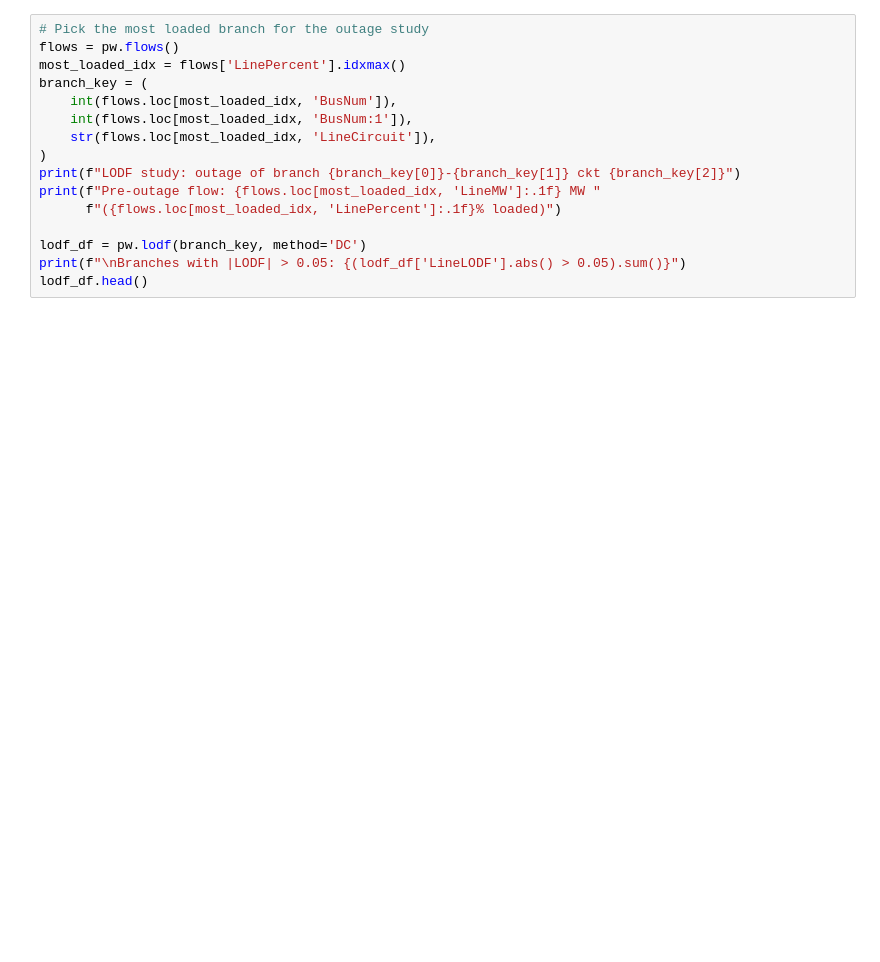
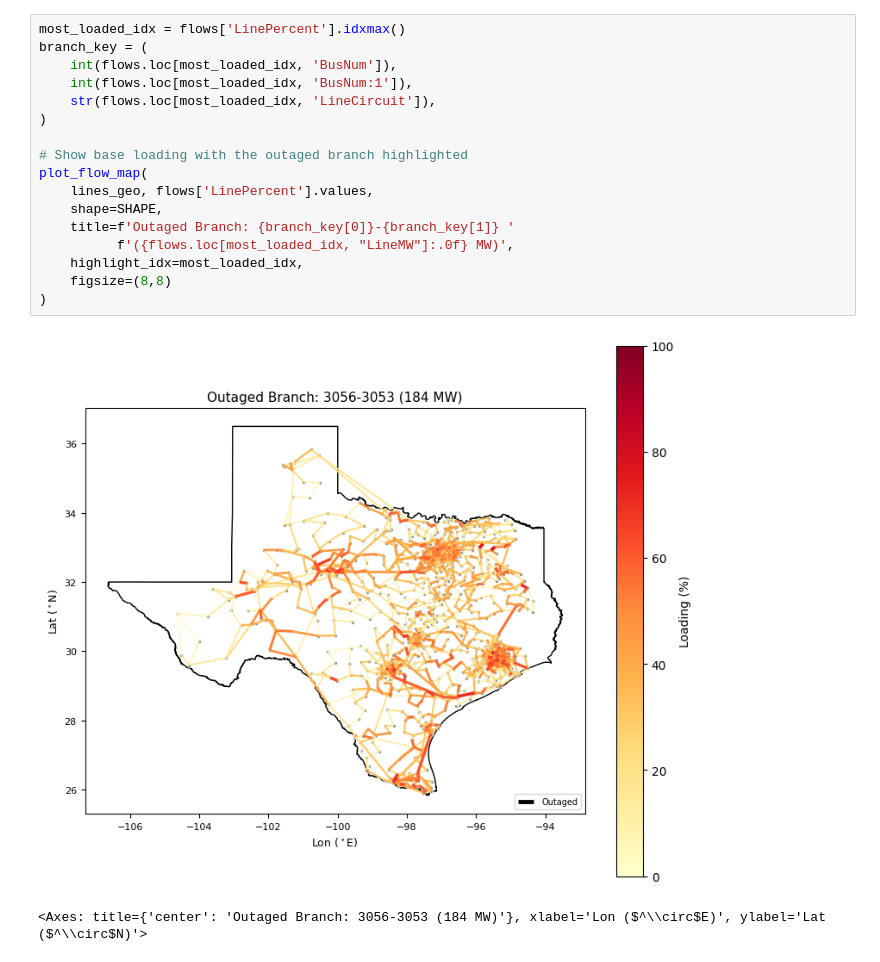
Before and after one commit to lukelowry/ESApp, a Jupyter notebook: examples/steady_state/05_ptdf_lodf_analysis.ipynb, the cells around one changed output. Cells and saved outputs as stored; diff of their text form; blank space fills up the shorter version.

```diff
--- a/examples/steady_state/05_ptdf_lodf_analysis.ipynb
+++ b/examples/steady_state/05_ptdf_lodf_analysis.ipynb
@@ -69,17 +93,21 @@ flow redirects through that line.
 # %%
-# Pick the most loaded branch for the outage study
-flows = pw.flows()
 most_loaded_idx = flows['LinePercent'].idxmax()
 branch_key = (
     int(flows.loc[most_loaded_idx, 'BusNum']),
     int(flows.loc[most_loaded_idx, 'BusNum:1']),
     str(flows.loc[most_loaded_idx, 'LineCircuit']),
 )
-print(f"LODF study: outage of branch {branch_key[0]}-{branch_key[1]} ckt {branch_key[2]}")
-print(f"Pre-outage flow: {flows.loc[most_loaded_idx, 'LineMW']:.1f} MW "
-      f"({flows.loc[most_loaded_idx, 'LinePercent']:.1f}% loaded)")
 
-lodf_df = pw.lodf(branch_key, method='DC')
-print(f"\nBranches with |LODF| > 0.05: {(lodf_df['LineLODF'].abs() > 0.05).sum()}")
-lodf_df.head()
+# Show base loading with the outaged branch highlighted
+plot_flow_map(
+    lines_geo, flows['LinePercent'].values,
+    shape=SHAPE,
+    title=f'Outaged Branch: {branch_key[0]}-{branch_key[1]} '
+          f'({flows.loc[most_loaded_idx, "LineMW"]:.0f} MW)',
+    highlight_idx=most_loaded_idx,
+    figsize=(8,8)
+)
+# %% [output]
+[figure, added]
+<Axes: title={'center': 'Outaged Branch: 3056-3053 (184 MW)'}, xlabel='Lon ($^\\circ$E)', ylabel='Lat ($^\\circ$N)'>
 # %%
```
Also changed, not shown: parts of 21 cells of this notebook, 4 other files.
